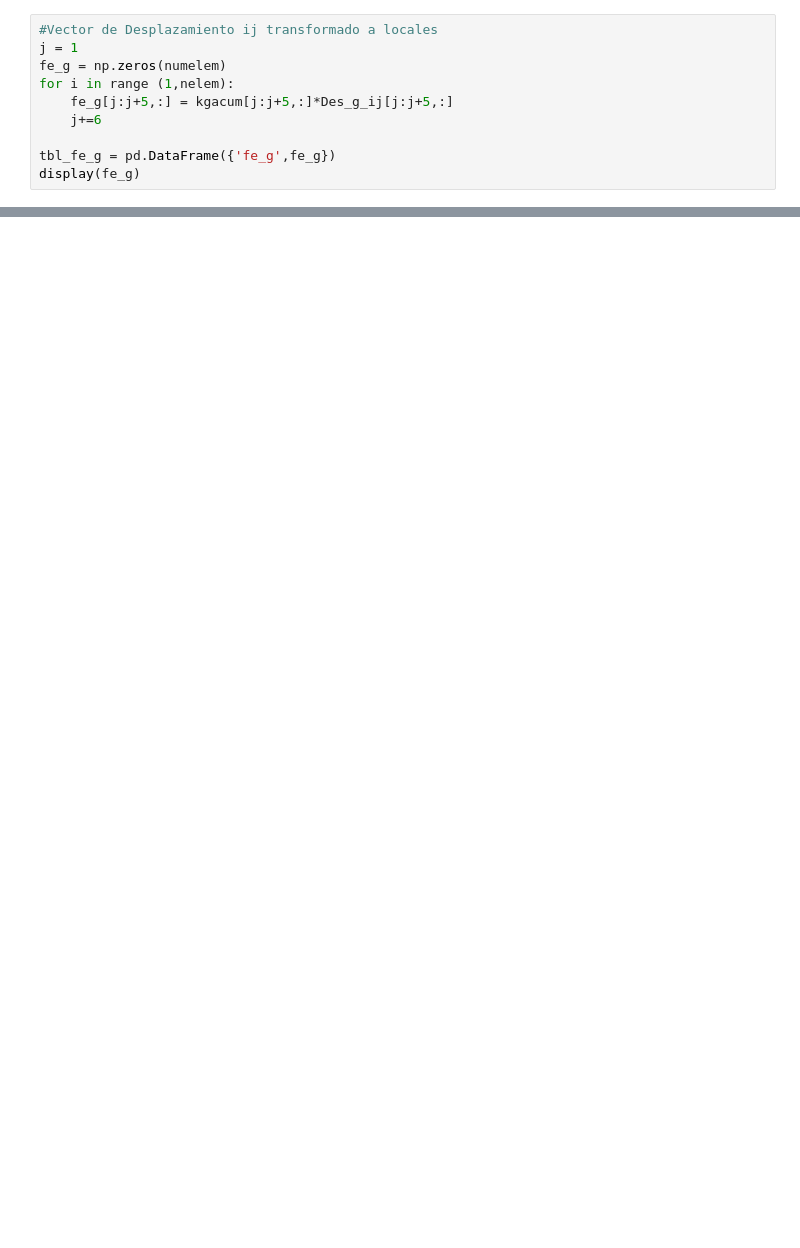
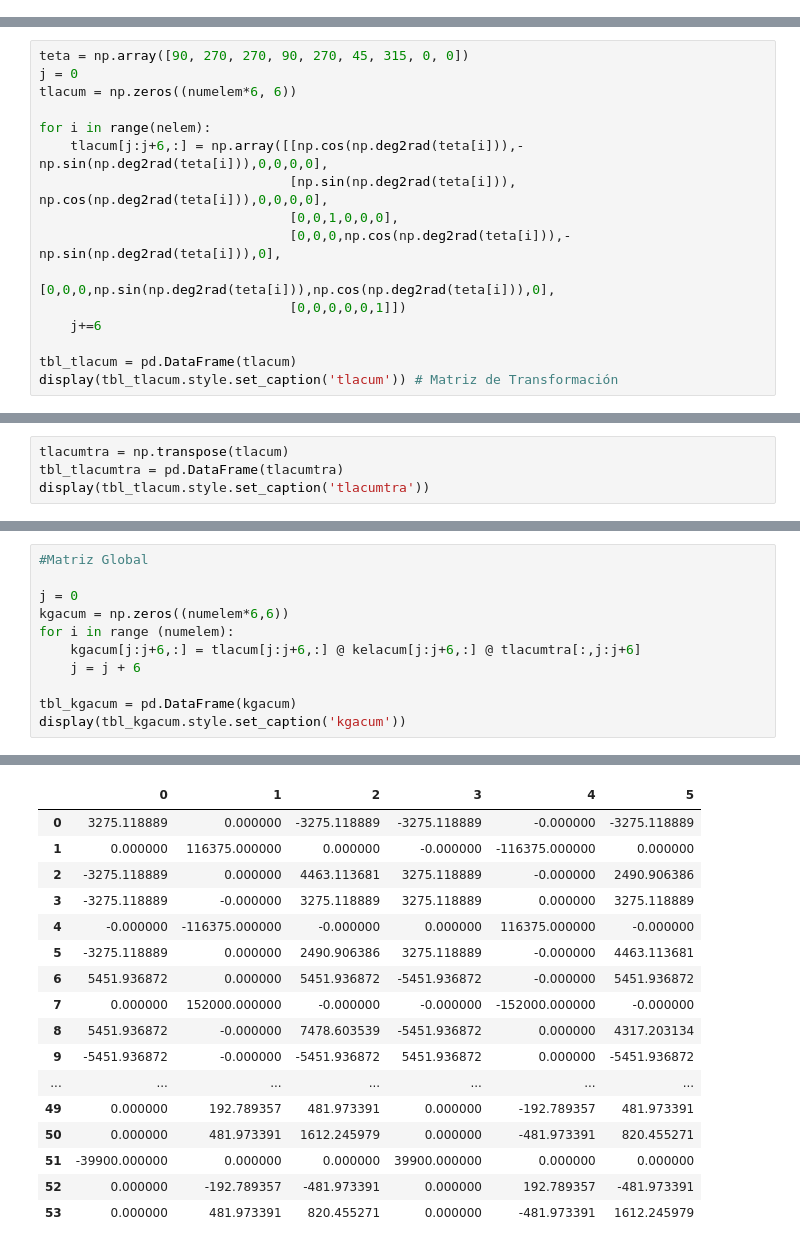
Before and after one commit to NicoJat/Main-codes, a Jupyter notebook: AnalisisMatricial/portico.ipynb, the cells around one changed output, grey strips where cells are left out. Cells and saved outputs as stored; diff of their text form; blank space fills up the shorter version.

```diff
--- a/AnalisisMatricial/portico.ipynb
+++ b/AnalisisMatricial/portico.ipynb
@@ -472,10 +0,0 @@ ValueError: could not broadcast input array from shape (6,19) into shape (6,6)
-# %%
-#Vector de Desplazamiento ij transformado a locales
-j = 1
-fe_g = np.zeros(numelem)
-for i in range (1,nelem):
-    fe_g[j:j+5,:] = kgacum[j:j+5,:]*Des_g_ij[j:j+5,:]
-    j+=6
-
-tbl_fe_g = pd.DataFrame({'fe_g',fe_g})
-display(fe_g)
@@ -524,0 +140,16 @@ display(tbl_momento)
+# %%
+teta = np.array([90, 270, 270, 90, 270, 45, 315, 0, 0])
+j = 0
+tlacum = np.zeros((numelem*6, 6))
+
+for i in range(nelem):
+    tlacum[j:j+6,:] = np.array([[np.cos(np.deg2rad(teta[i])),-np.sin(np.deg2rad(teta[i])),0,0,0,0],
+                                [np.sin(np.deg2rad(teta[i])), np.cos(np.deg2rad(teta[i])),0,0,0,0],
+                                [0,0,1,0,0,0],
+                                [0,0,0,np.cos(np.deg2rad(teta[i])),-np.sin(np.deg2rad(teta[i])),0],
+                                [0,0,0,np.sin(np.deg2rad(teta[i])),np.cos(np.deg2rad(teta[i])),0],
+                                [0,0,0,0,0,1]])
+    j+=6
+
+tbl_tlacum = pd.DataFrame(tlacum)
+display(tbl_tlacum.style.set_caption('tlacum')) # Matriz de Transformación
@@ -524,0 +175,4 @@ display(tbl_momento)
+# %%
+tlacumtra = np.transpose(tlacum)
+tbl_tlacumtra = pd.DataFrame(tlacumtra)
+display(tbl_tlacum.style.set_caption('tlacumtra'))
@@ -524,0 +198,12 @@ display(tbl_momento)
+# %%
+#Matriz Global
+
+j = 0
+kgacum = np.zeros((numelem*6,6))
+for i in range (numelem):
+    kgacum[j:j+6,:] = tlacum[j:j+6,:] @ kelacum[j:j+6,:] @ tlacumtra[:,j:j+6]
+    j = j + 6
+
+tbl_kgacum = pd.DataFrame(kgacum)
+display(tbl_kgacum.style.set_caption('kgacum'))
+# %% [output]
@@ -524,0 +211,17 @@ display(tbl_momento)
+|  | 0 | 1 | 2 | 3 | 4 | 5 |
+| 0 | 3275.118889 | 0.000000 | -3275.118889 | -3275.118889 | -0.000000 | -3275.118889 |
+| 1 | 0.000000 | 116375.000000 | 0.000000 | -0.000000 | -116375.000000 | 0.000000 |
+| 2 | -3275.118889 | 0.000000 | 4463.113681 | 3275.118889 | -0.000000 | 2490.906386 |
+| 3 | -3275.118889 | -0.000000 | 3275.118889 | 3275.118889 | 0.000000 | 3275.118889 |
+| 4 | -0.000000 | -116375.000000 | -0.000000 | 0.000000 | 116375.000000 | -0.000000 |
+| 5 | -3275.118889 | 0.000000 | 2490.906386 | 3275.118889 | -0.000000 | 4463.113681 |
+| 6 | 5451.936872 | 0.000000 | 5451.936872 | -5451.936872 | -0.000000 | 5451.936872 |
+| 7 | 0.000000 | 152000.000000 | -0.000000 | -0.000000 | -152000.000000 | -0.000000 |
+| 8 | 5451.936872 | -0.000000 | 7478.603539 | -5451.936872 | 0.000000 | 4317.203134 |
+| 9 | -5451.936872 | -0.000000 | -5451.936872 | 5451.936872 | 0.000000 | -5451.936872 |
+| ... | ... | ... | ... | ... | ... | ... |
+| 49 | 0.000000 | 192.789357 | 481.973391 | 0.000000 | -192.789357 | 481.973391 |
+| 50 | 0.000000 | 481.973391 | 1612.245979 | 0.000000 | -481.973391 | 820.455271 |
+| 51 | -39900.000000 | 0.000000 | 0.000000 | 39900.000000 | 0.000000 | 0.000000 |
+| 52 | 0.000000 | -192.789357 | -481.973391 | 0.000000 | 192.789357 | -481.973391 |
+| 53 | 0.000000 | 481.973391 | 820.455271 | 0.000000 | -481.973391 | 1612.245979 |
```
Also changed, not shown: parts of 36 cells of this notebook, 1 other file.
